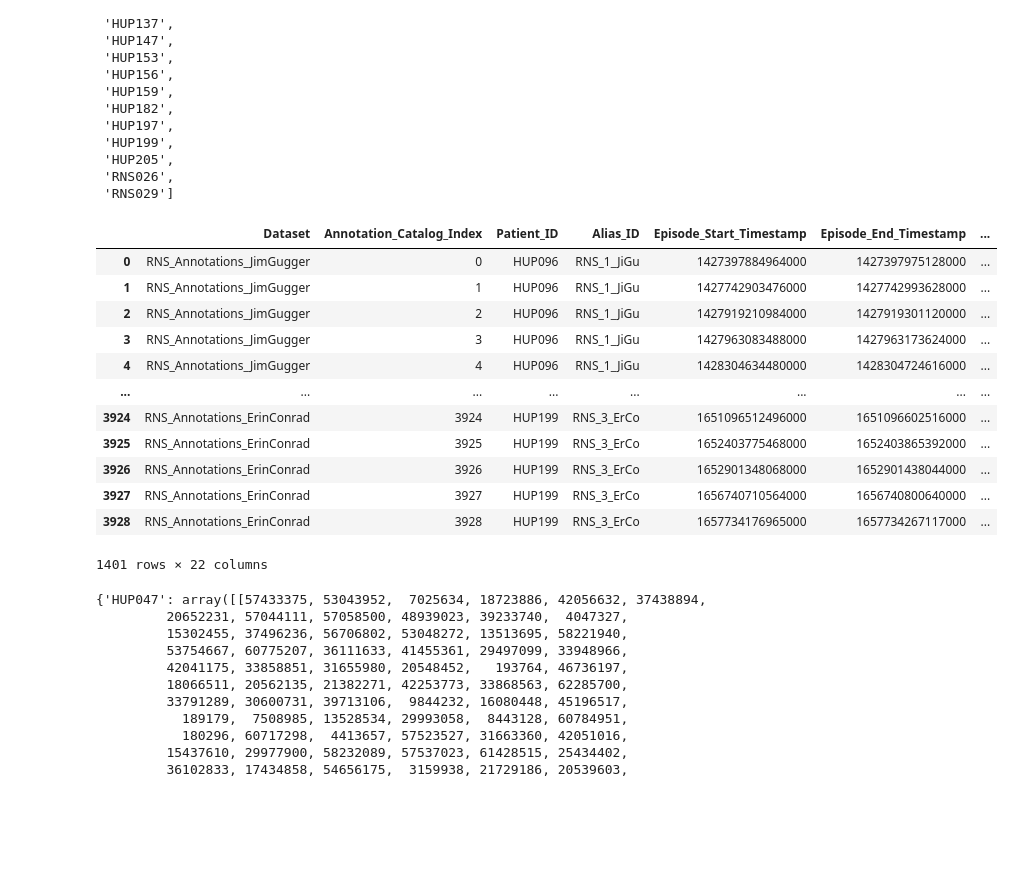
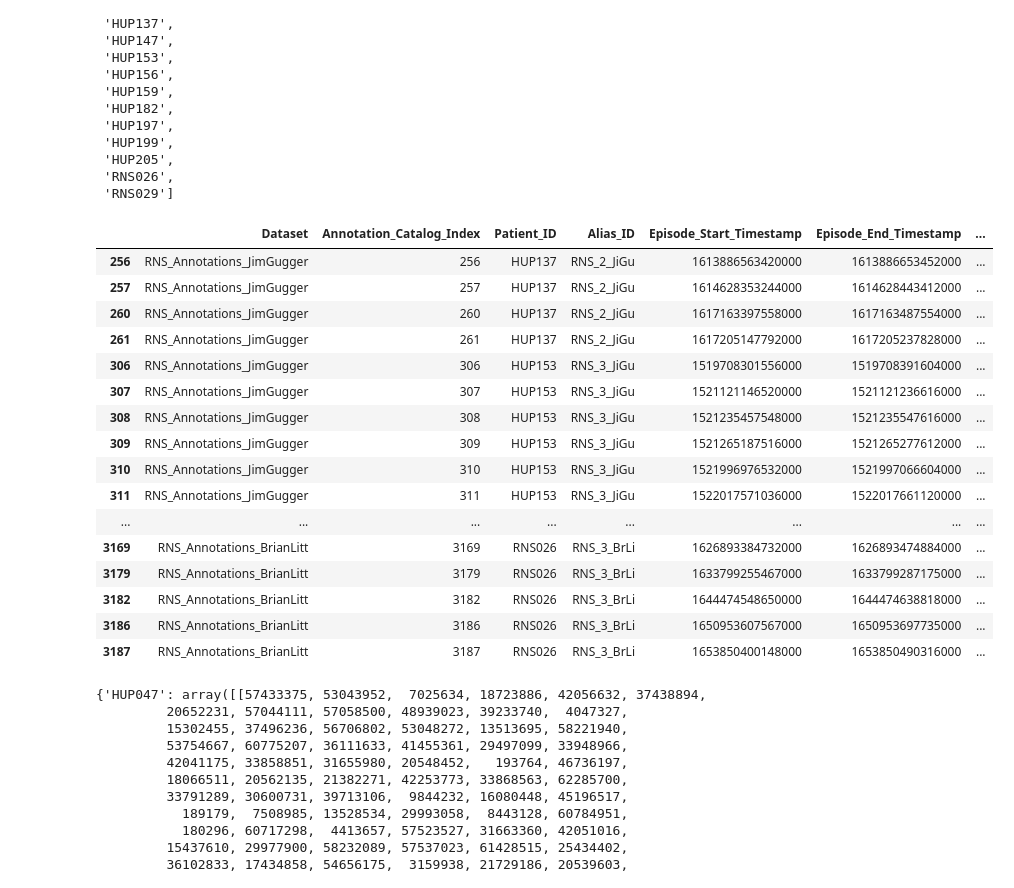
Before and after one commit to penn-cnt/RNS_Annotation-Pipeline, a Jupyter notebook: scripts/RNS_LITT_ANNOTATION_PIPELINE/rns_scripts/rns_fully_supervised.ipynb, the cells around one changed output. Drawn from its saved outputs; the diff is of its cells as text; code cells hidden in the pictures; blank space fills up the shorter version.

```diff
--- a/scripts/RNS_LITT_ANNOTATION_PIPELINE/rns_scripts/rns_fully_supervised.ipynb
+++ b/scripts/RNS_LITT_ANNOTATION_PIPELINE/rns_scripts/rns_fully_supervised.ipynb
@@ -66,21 +63,25 @@ data_import = data_utility.read_files(path=data_dir + 'rns_data', path_data=data
 annotations = annotation_utility.read_annotation(annotation_path=data_dir + 'full_updated_anns_annotTbl_cleaned.csv',
                                                  data=data_import, n_class=3)
 # %%
-annotations.annotations
+annotations.annotations[annotations.annotations['Episode_Index'] == 0]
 # %% [output]
 |  | Dataset | Annotation_Catalog_Index | Patient_ID | Alias_ID | Episode_Start_Timestamp | Episode_End_Timestamp | ... |
-| 0 | RNS_Annotations_JimGugger | 0 | HUP096 | RNS_1_JiGu | 1427397884964000 | 1427397975128000 | ... |
-| 1 | RNS_Annotations_JimGugger | 1 | HUP096 | RNS_1_JiGu | 1427742903476000 | 1427742993628000 | ... |
-| 2 | RNS_Annotations_JimGugger | 2 | HUP096 | RNS_1_JiGu | 1427919210984000 | 1427919301120000 | ... |
-| 3 | RNS_Annotations_JimGugger | 3 | HUP096 | RNS_1_JiGu | 1427963083488000 | 1427963173624000 | ... |
-| 4 | RNS_Annotations_JimGugger | 4 | HUP096 | RNS_1_JiGu | 1428304634480000 | 1428304724616000 | ... |
+| 256 | RNS_Annotations_JimGugger | 256 | HUP137 | RNS_2_JiGu | 1613886563420000 | 1613886653452000 | ... |
+| 257 | RNS_Annotations_JimGugger | 257 | HUP137 | RNS_2_JiGu | 1614628353244000 | 1614628443412000 | ... |
+| 260 | RNS_Annotations_JimGugger | 260 | HUP137 | RNS_2_JiGu | 1617163397558000 | 1617163487554000 | ... |
+| 261 | RNS_Annotations_JimGugger | 261 | HUP137 | RNS_2_JiGu | 1617205147792000 | 1617205237828000 | ... |
+| 306 | RNS_Annotations_JimGugger | 306 | HUP153 | RNS_3_JiGu | 1519708301556000 | 1519708391604000 | ... |
+| 307 | RNS_Annotations_JimGugger | 307 | HUP153 | RNS_3_JiGu | 1521121146520000 | 1521121236616000 | ... |
+| 308 | RNS_Annotations_JimGugger | 308 | HUP153 | RNS_3_JiGu | 1521235457548000 | 1521235547616000 | ... |
+| 309 | RNS_Annotations_JimGugger | 309 | HUP153 | RNS_3_JiGu | 1521265187516000 | 1521265277612000 | ... |
+| 310 | RNS_Annotations_JimGugger | 310 | HUP153 | RNS_3_JiGu | 1521996976532000 | 1521997066604000 | ... |
+| 311 | RNS_Annotations_JimGugger | 311 | HUP153 | RNS_3_JiGu | 1522017571036000 | 1522017661120000 | ... |
 | ... | ... | ... | ... | ... | ... | ... | ... |
-| 3924 | RNS_Annotations_ErinConrad | 3924 | HUP199 | RNS_3_ErCo | 1651096512496000 | 1651096602516000 | ... |
-| 3925 | RNS_Annotations_ErinConrad | 3925 | HUP199 | RNS_3_ErCo | 1652403775468000 | 1652403865392000 | ... |
-| 3926 | RNS_Annotations_ErinConrad | 3926 | HUP199 | RNS_3_ErCo | 1652901348068000 | 1652901438044000 | ... |
-| 3927 | RNS_Annotations_ErinConrad | 3927 | HUP199 | RNS_3_ErCo | 1656740710564000 | 1656740800640000 | ... |
-| 3928 | RNS_Annotations_ErinConrad | 3928 | HUP199 | RNS_3_ErCo | 1657734176965000 | 1657734267117000 | ... |
+| 3169 | RNS_Annotations_BrianLitt | 3169 | RNS026 | RNS_3_BrLi | 1626893384732000 | 1626893474884000 | ... |
+| 3179 | RNS_Annotations_BrianLitt | 3179 | RNS026 | RNS_3_BrLi | 1633799255467000 | 1633799287175000 | ... |
+| 3182 | RNS_Annotations_BrianLitt | 3182 | RNS026 | RNS_3_BrLi | 1644474548650000 | 1644474638818000 | ... |
+| 3186 | RNS_Annotations_BrianLitt | 3186 | RNS026 | RNS_3_BrLi | 1650953607567000 | 1650953697735000 | ... |
+| 3187 | RNS_Annotations_BrianLitt | 3187 | RNS026 | RNS_3_BrLi | 1653850400148000 | 1653850490316000 | ... |
-1401 rows × 22 columns
 # %%
 np.random.seed(seed=42)
 annot = annotations.annotations
```
Also changed, not shown: parts of 1 cell of this notebook, 10 other files.
